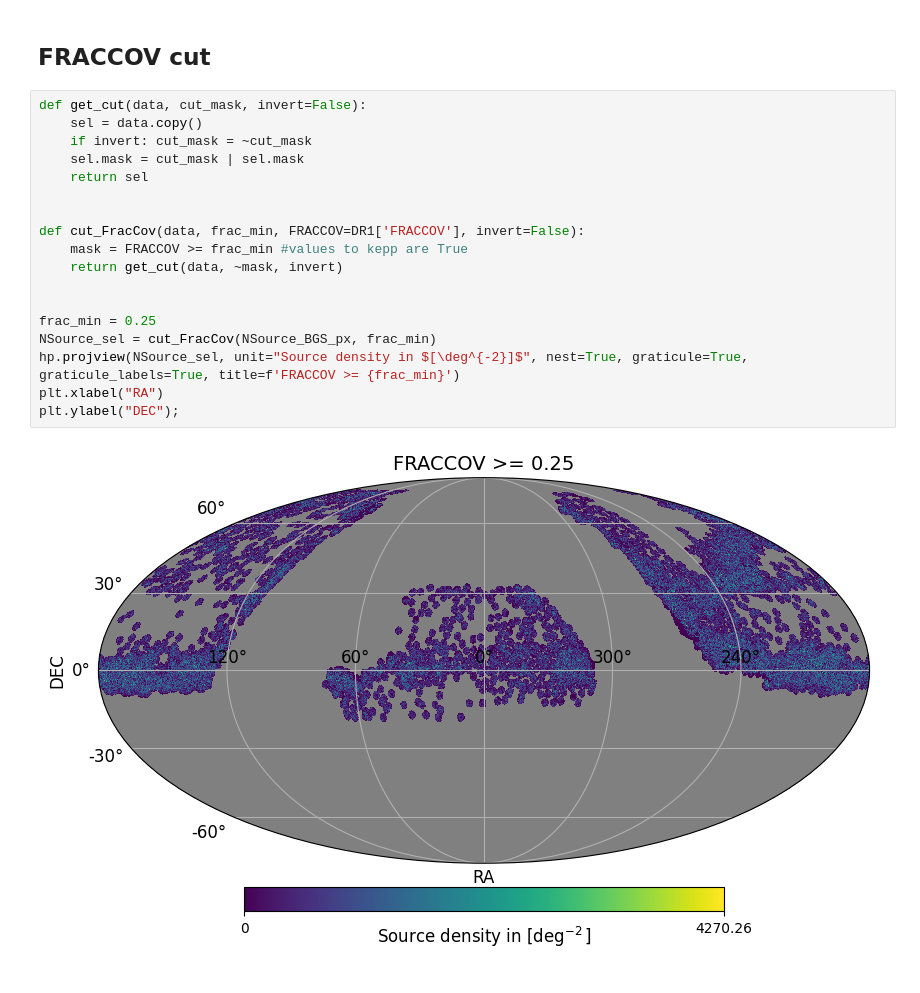
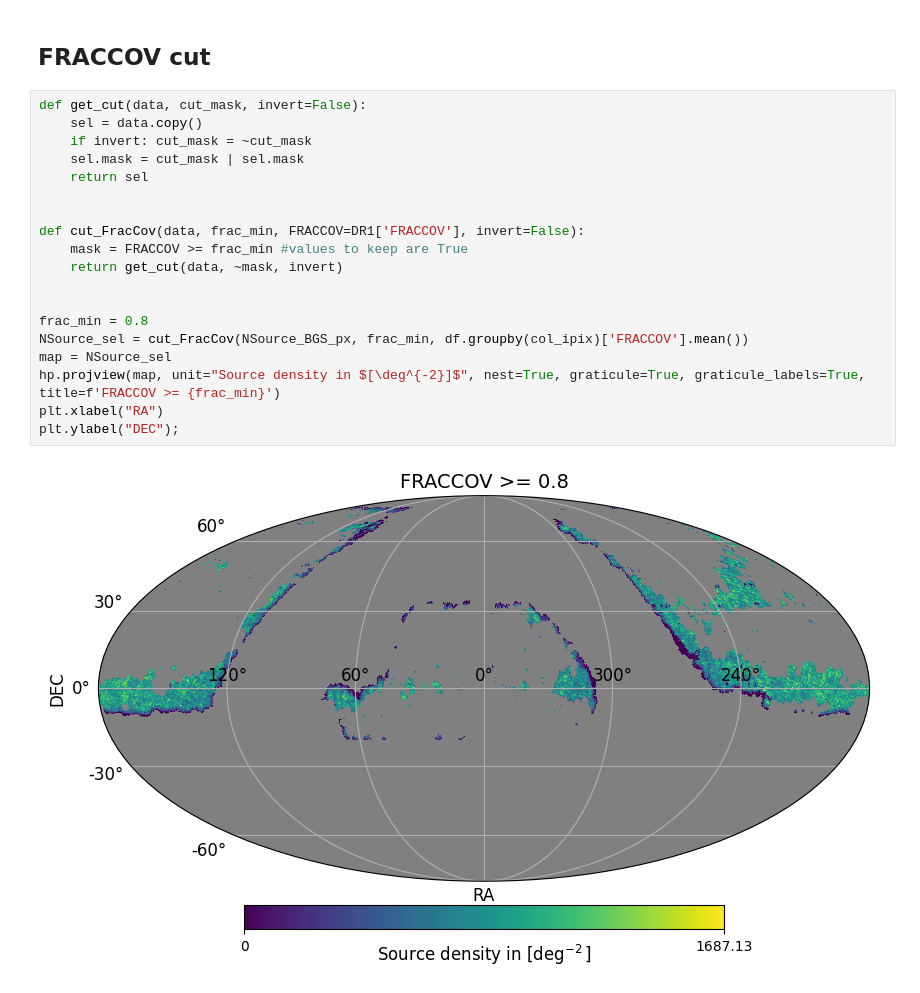
Before and after one commit to johannct/M2_Stage_Code, a Jupyter notebook: DESI BGS FRACCOV.ipynb, the cells around one changed output. Drawn from its saved outputs; the diff is of its cells as text.

```diff
--- a/DESI BGS FRACCOV.ipynb
+++ b/DESI BGS FRACCOV.ipynb
@@ -143,20 +128,21 @@ Unable to use minos()
 # %%
 def get_cut(data, cut_mask, invert=False):
     sel = data.copy()
     if invert: cut_mask = ~cut_mask
     sel.mask = cut_mask | sel.mask
     return sel
 
 
 def cut_FracCov(data, frac_min, FRACCOV=DR1['FRACCOV'], invert=False):
-    mask = FRACCOV >= frac_min #values to kepp are True
+    mask = FRACCOV >= frac_min #values to keep are True
     return get_cut(data, ~mask, invert)
 
 
-frac_min = 0.25
-NSource_sel = cut_FracCov(NSource_BGS_px, frac_min)
-hp.projview(NSource_sel, unit="Source density in $[\deg^{-2}]$", nest=True, graticule=True, graticule_labels=True, title=f'FRACCOV >= {frac_min}')
+frac_min = 0.8
+NSource_sel = cut_FracCov(NSource_BGS_px, frac_min, df.groupby(col_ipix)['FRACCOV'].mean())
+map = NSource_sel
+hp.projview(map, unit="Source density in $[\deg^{-2}]$", nest=True, graticule=True, graticule_labels=True, title=f'FRACCOV >= {frac_min}')
 plt.xlabel("RA")
 plt.ylabel("DEC");
 # %% [output]
-[figure, old version]
+[figure, new version]
```
Also changed, not shown: parts of 3 cells of this notebook, 2 other files.
